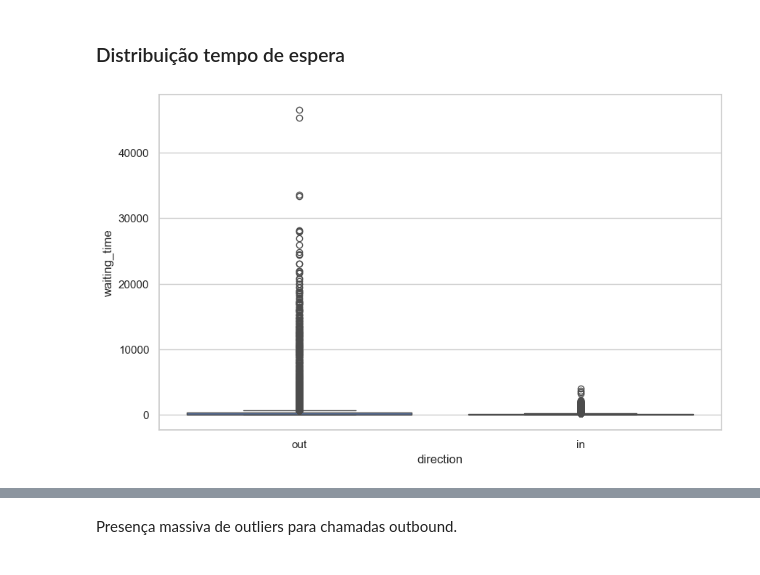
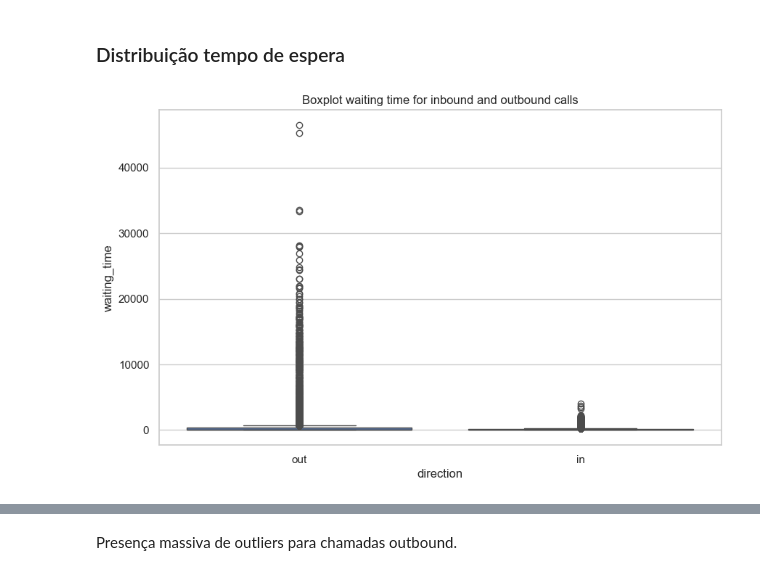
Before and after one commit to rodriguesbrian/tt14_call_center_project, a Jupyter notebook: notebooks/call_center_efficiency.ipynb, the cells around one changed output, grey strips where cells are left out. Drawn from its saved outputs; the diff is of its cells as text; code cells hidden in the pictures.

```diff
--- a/notebooks/call_center_efficiency.ipynb
+++ b/notebooks/call_center_efficiency.ipynb
@@ -478,6 +478,7 @@ A proporção de chamadas outbound perdidas são quase a metade (~47% x ~53%).
 # %%
 # criação boxplot
 sns.boxplot(data=telecom, x='direction', y='waiting_time')
+plt.title('Boxplot waiting time for inbound and outbound calls')
 plt.show()
 # %% [output]
-[figure, old version]
+[figure, new version]
```
Also changed, not shown: parts of 21 cells of this notebook.
